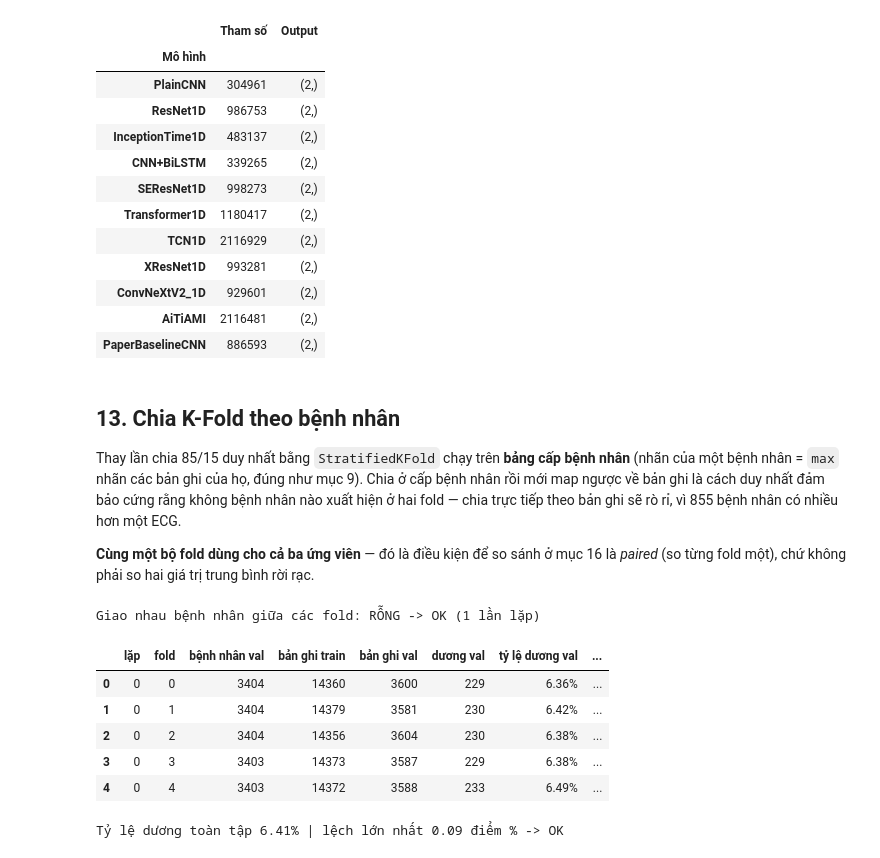
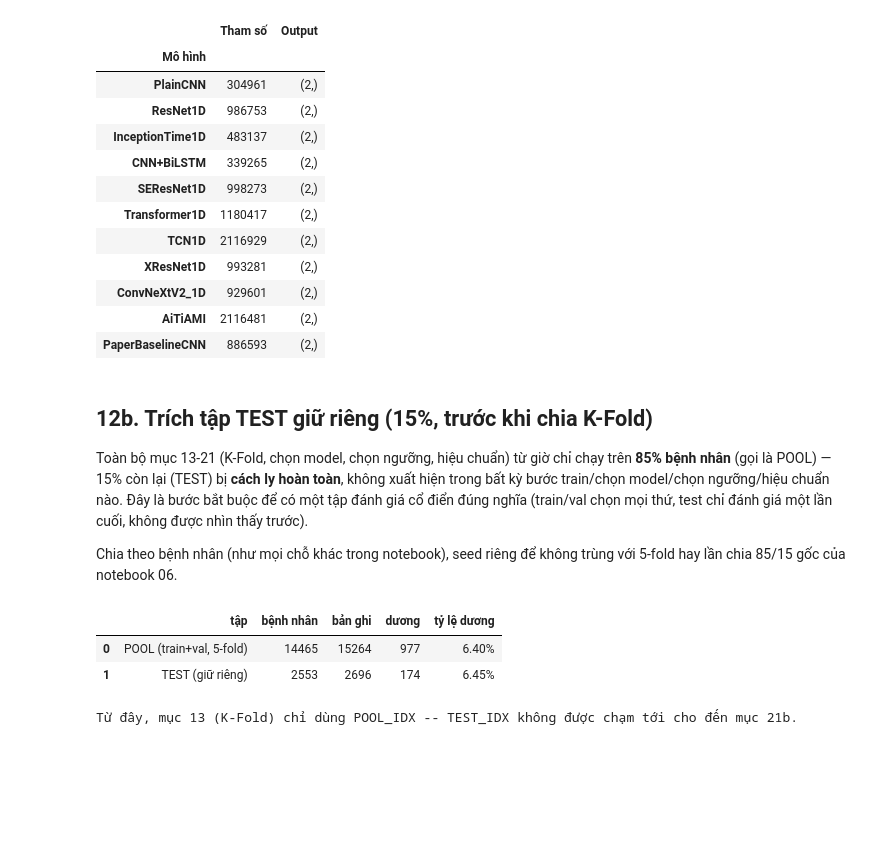
Before and after one commit to quandao073/ECG-experiment, a Jupyter notebook: notebooks/09_omi_stability_calibration.ipynb, the cells around one changed output. Drawn from its saved outputs; the diff is of its cells as text; code cells hidden in the pictures; blank space fills up the shorter version.

```diff
--- a/notebooks/09_omi_stability_calibration.ipynb
+++ b/notebooks/09_omi_stability_calibration.ipynb
@@ -1228,62 +1232,40 @@ display(pd.DataFrame(rows).set_index("Mô hình"))
 | AiTiAMI | 2116481 | (2,) |
 | PaperBaselineCNN | 886593 | (2,) |
 # %% [markdown]
-## 13. Chia K-Fold theo bệnh nhân
+## 12b. Trích tập TEST giữ riêng (15%, trước khi chia K-Fold)
 
-Thay lần chia 85/15 duy nhất bằng `StratifiedKFold` chạy trên **bảng cấp bệnh nhân** (nhãn của một
-bệnh nhân = `max` nhãn các bản ghi của họ, đúng như mục 9). Chia ở cấp bệnh nhân rồi mới map ngược
-về bản ghi là cách duy nhất đảm bảo cứng rằng không bệnh nhân nào xuất hiện ở hai fold — chia trực
-tiếp theo bản ghi sẽ rò rỉ, vì 855 bệnh nhân có nhiều hơn một ECG.
+Toàn bộ mục 13-21 (K-Fold, chọn model, chọn ngưỡng, hiệu chuẩn) từ giờ chỉ chạy trên **85% bệnh
+nhân** (gọi là POOL) — 15% còn lại (TEST) bị **cách ly hoàn toàn**, không xuất hiện trong bất kỳ
+bước train/chọn model/chọn ngưỡng/hiệu chuẩn nào. Đây là bước bắt buộc để có một tập đánh giá cổ
+điển đúng nghĩa (train/val chọn mọi thứ, test chỉ đánh giá một lần cuối, không được nhìn thấy trước).
 
-**Cùng một bộ fold dùng cho cả ba ứng viên** — đó là điều kiện để so sánh ở mục 16 là *paired*
-(so từng fold một), chứ không phải so hai giá trị trung bình rời rạc.
+Chia theo bệnh nhân (như mọi chỗ khác trong notebook), seed riêng để không trùng với 5-fold hay lần
+chia 85/15 gốc của notebook 06.
 # %%
-from sklearn.model_selection import StratifiedKFold
+TEST_SIZE = 0.15
 
-pat_tbl = df.groupby(COL_PATIENT)[TARGET_LABEL].max().reset_index()
-POS_RATE_ALL = float(y.mean())
+pat_all = df.groupby(COL_PATIENT)[TARGET_LABEL].max().reset_index()
+pat_pool, pat_test = train_test_split(pat_all, test_size=TEST_SIZE,
+                                      stratify=pat_all[TARGET_LABEL], random_state=SEED + 200)
+TEST_PATIENTS = set(pat_test[COL_PATIENT])
+IS_TEST = df[COL_PATIENT].isin(TEST_PATIENTS).to_numpy()
+POOL_IDX = df.index[~IS_TEST].to_numpy()
+TEST_IDX = df.index[IS_TEST].to_numpy()
 
-FOLDS = {}          # (rep, k) -> (train_idx, val_idx)
-for rep in range(N_REPEATS):
-    skf = StratifiedKFold(n_splits=K_FOLDS, shuffle=True, random_state=SEED + rep)
-    for k, (_, va_pos) in enumerate(skf.split(pat_tbl, pat_tbl[TARGET_LABEL])):
-        va_pats = set(pat_tbl.iloc[va_pos][COL_PATIENT])
-        in_va = df[COL_PATIENT].isin(va_pats).to_numpy()
-        FOLDS[(rep, k)] = (df.index[~in_va].to_numpy(), df.index[in_va].to_numpy())
+assert not (set(df.loc[POOL_IDX, COL_PATIENT]) & TEST_PATIENTS), "RÒ RỈ: bệnh nhân TEST lọt vào POOL"
+assert len(POOL_IDX) + len(TEST_IDX) == len(df), "POOL + TEST không phủ đúng toàn bộ df"
 
-# --- AC1: không bệnh nhân nào ở hai fold, và mọi bản ghi được validate đúng một lần ---
-for rep in range(N_REPEATS):
-    seen = set()
-    for k in range(K_FOLDS):
-        pats_k = set(df.loc[FOLDS[(rep, k)][1], COL_PATIENT])
-        assert not (seen & pats_k), f"RÒ RỈ: bệnh nhân nằm ở hai fold (rep {rep}, fold {k})"
-        seen |= pats_k
-        assert not (set(df.loc[FOLDS[(rep, k)][0], COL_PATIENT]) & pats_k), \
-            f"RÒ RỈ: bệnh nhân vừa ở train vừa ở val (rep {rep}, fold {k})"
-    cover = np.concatenate([FOLDS[(rep, k)][1] for k in range(K_FOLDS)])
-    assert len(cover) == len(df) and len(set(cover)) == len(df), "Các fold không phủ đúng một lần"
-print(f"Giao nhau bệnh nhân giữa các fold: RỖNG -> OK ({N_REPEATS} lần lặp)")
-
-# --- AC1: tỷ lệ dương mỗi fold lệch không quá 2 điểm % so với toàn tập ---
-rows, worst = [], 0.0
-for (rep, k), (tr, va) in FOLDS.items():
-    rate = float(y[va].mean())
-    worst = max(worst, abs(rate - POS_RATE_ALL))
-    rows.append({"lặp": rep, "fold": k, "bệnh nhân val": df.loc[va, COL_PATIENT].nunique(),
-                 "bản ghi train": len(tr), "bản ghi val": len(va),
-                 "dương val": int(y[va].sum()), "tỷ lệ dương val": rate,
-                 "lệch (điểm %)": (rate - POS_RATE_ALL) * 100})
-fold_df = pd.DataFrame(rows)
-display(fold_df.style.format({"tỷ lệ dương val": "{:.2%}", "lệch (điểm %)": "{:+.2f}"}))
-assert worst <= 0.02, f"Fold lệch tỷ lệ dương tới {worst:.2%} > 2 điểm %"
-print(f"Tỷ lệ dương toàn tập {POS_RATE_ALL:.2%} | lệch lớn nhất {worst * 100:.2f} điểm % -> OK")
+display(pd.DataFrame({
+    "tập": ["POOL (train+val, 5-fold)", "TEST (giữ riêng)"],
+    "bệnh nhân": [len(pat_pool), len(pat_test)],
+    "bản ghi": [len(POOL_IDX), len(TEST_IDX)],
+    "dương": [int(y[POOL_IDX].sum()), int(y[TEST_IDX].sum())],
+    "tỷ lệ dương": [f"{y[POOL_IDX].mean():.2%}", f"{y[TEST_IDX].mean():.2%}"],
+}))
+print("\nTừ đây, mục 13 (K-Fold) chỉ dùng POOL_IDX -- TEST_IDX không được chạm tới cho đến mục 21b.")
 # %% [output]
+|  | tập | bệnh nhân | bản ghi | dương | tỷ lệ dương |
+| 0 | POOL (train+val, 5-fold) | 14465 | 15264 | 977 | 6.40% |
+| 1 | TEST (giữ riêng) | 2553 | 2696 | 174 | 6.45% |
-Giao nhau bệnh nhân giữa các fold: RỖNG -> OK (1 lần lặp)
+Từ đây, mục 13 (K-Fold) chỉ dùng POOL_IDX -- TEST_IDX không được chạm tới cho đến mục 21b.
-|  | lặp | fold | bệnh nhân val | bản ghi train | bản ghi val | dương val | tỷ lệ dương val | ... |
-| 0 | 0 | 0 | 3404 | 14360 | 3600 | 229 | 6.36% | ... |
-| 1 | 0 | 1 | 3404 | 14379 | 3581 | 230 | 6.42% | ... |
-| 2 | 0 | 2 | 3404 | 14356 | 3604 | 230 | 6.38% | ... |
-| 3 | 0 | 3 | 3403 | 14373 | 3587 | 229 | 6.38% | ... |
-| 4 | 0 | 4 | 3403 | 14372 | 3588 | 233 | 6.49% | ... |
-Tỷ lệ dương toàn tập 6.41% | lệch lớn nhất 0.09 điểm % -> OK
 # %% [markdown]
```
Also changed, not shown: parts of 42 cells of this notebook, 4 other files.
